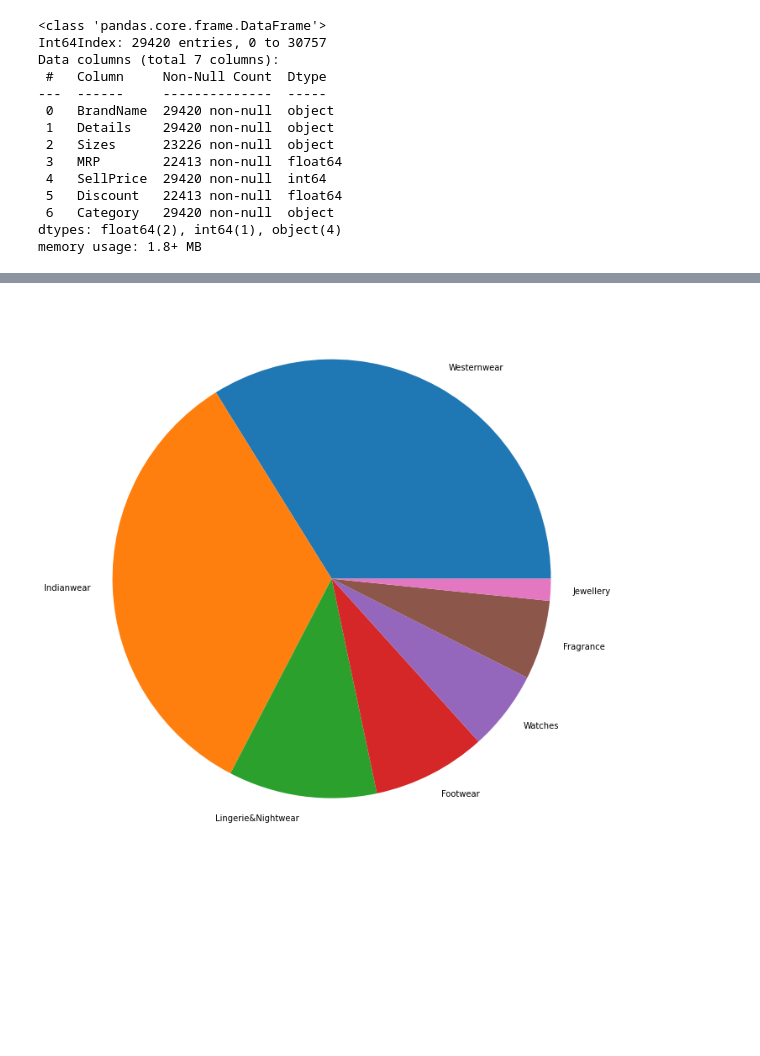
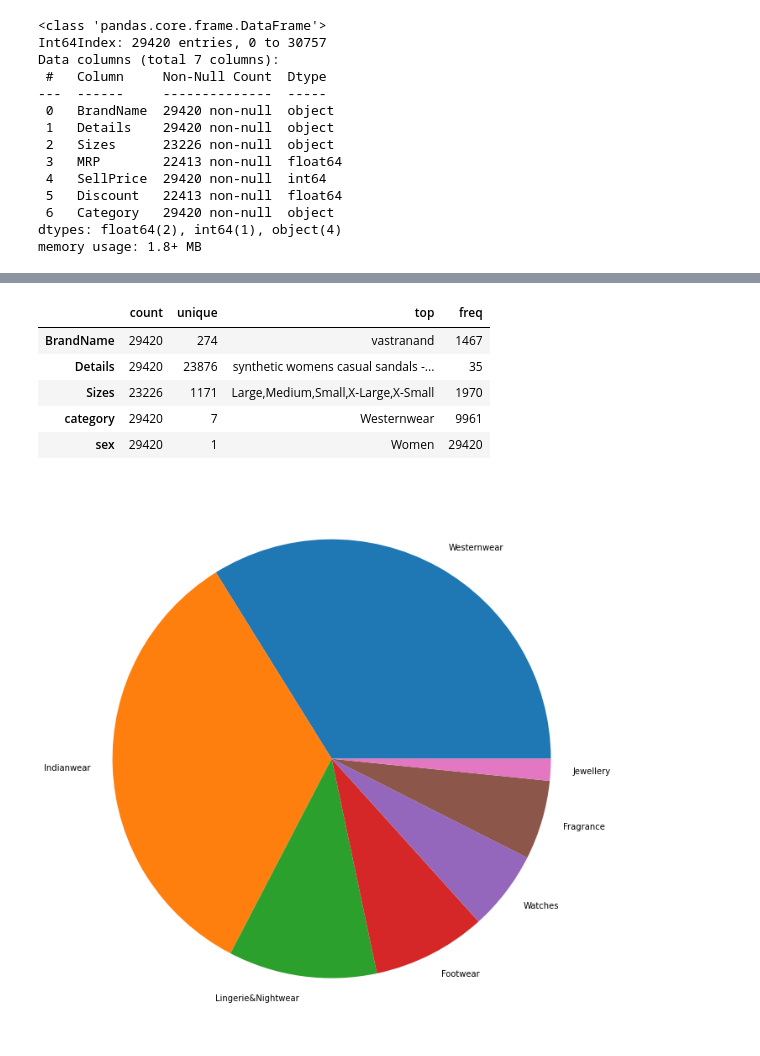
Before and after one commit to MichalinaH/DataScienceStudies, a Jupyter notebook: DataScienceClub/DSC_projekt.ipynb, the cells around one changed output, grey strips where cells are left out. Cells and saved outputs as stored; diff of their text form; code cells hidden in the pictures; blank space fills up the shorter version.

```diff
--- a/DataScienceClub/DSC_projekt.ipynb
+++ b/DataScienceClub/DSC_projekt.ipynb
@@ -221,3 +249,12 @@ See the caveats in the documentation: https://pandas.pydata.org/pandas-docs/stab
+# %%
+df.describe(include=object).T
+# %% [output]
+|  | count | unique | top | freq |
+| BrandName | 29420 | 274 | vastranand | 1467 |
+| Details | 29420 | 23876 | synthetic womens casual sandals -... | 35 |
+| Sizes | 23226 | 1171 | Large,Medium,Small,X-Large,X-Small | 1970 |
+| category | 29420 | 7 | Westernwear | 9961 |
+| sex | 29420 | 1 | Women | 29420 |
 # %%
 plt.figure(figsize=(12,12))
 plt.pie(df['category'].value_counts(), labels=df['category'].unique())
```
Also changed, not shown: parts of 7 cells of this notebook.
